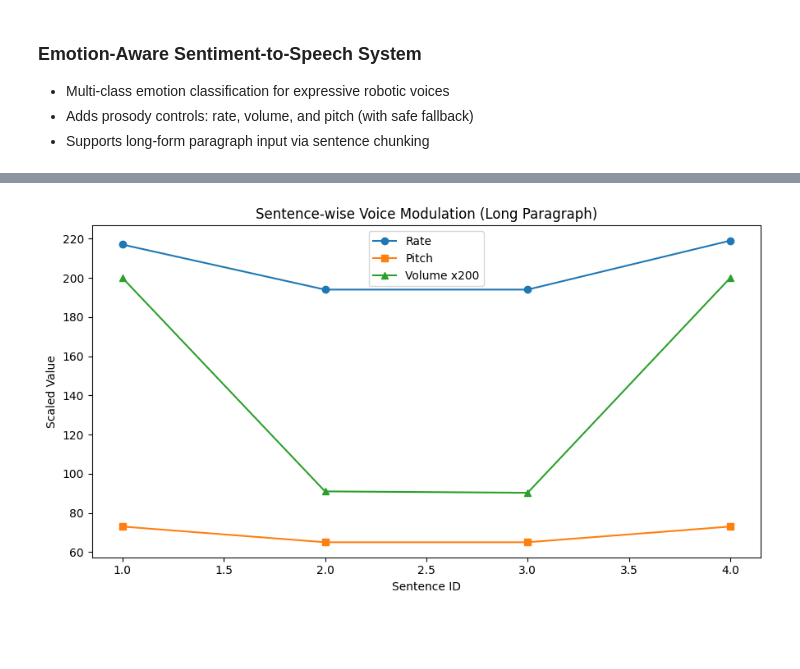
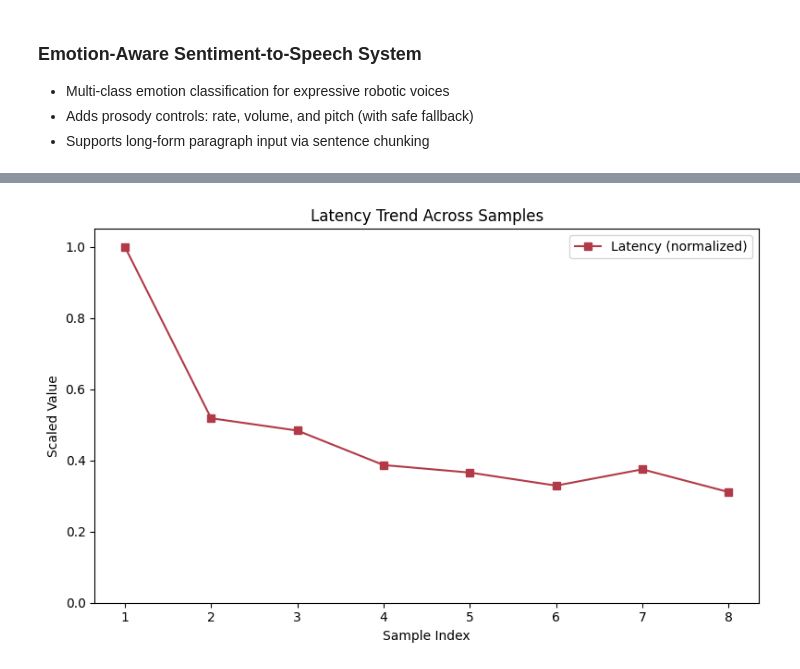
Before and after one commit to ArnavKarwa07/CCNLP, a Jupyter notebook: assignment8.ipynb, the cells around one changed output, grey strips where cells are left out. Saved outputs shown, nothing was run; the diff lists cells and outputs as text; code cells hidden in the pictures; blank space fills up the shorter version.

```diff
--- a/assignment8.ipynb
+++ b/assignment8.ipynb
@@ -535,18 +226,12 @@ plt.show()
-# %%
-# Plot 4: Sentence-wise voice modulation for long paragraph (separate cell, no subplot)
-if 'sentence_df' in globals() and len(sentence_df) > 0:
-    plt.figure(figsize=(9, 5))
-    x = sentence_df["sentence_id"]
-    plt.plot(x, sentence_df["rate"], marker="o", label="Rate")
-    plt.plot(x, sentence_df["pitch"], marker="s", label="Pitch")
-    plt.plot(x, sentence_df["volume"] * 200, marker="^", label="Volume x200")
-    plt.title("Sentence-wise Voice Modulation (Long Paragraph)")
-    plt.xlabel("Sentence ID")
-    plt.ylabel("Scaled Value")
-    plt.legend()
-    plt.tight_layout()
-    plt.show()
-else:
-    print("Run the long paragraph cell first to generate sentence_df.")
-# %% [output]
-[figure, removed]
+# %%
+plt.figure(figsize=(8, 5))
+plt.plot(np.arange(1, len(eval_df) + 1), eval_df["latency_ms"] / max(eval_df["latency_ms"].max(), 1), marker="s", color="#B23A48", label="Latency (normalized)")
+plt.title("Latency Trend Across Samples")
+plt.xlabel("Sample Index")
+plt.ylabel("Scaled Value")
+plt.ylim(0, 1.05)
+plt.legend()
+plt.tight_layout()
+plt.show()
+# %% [output]
+[figure, added]
```
Also changed, not shown: parts of 17 cells of this notebook.
